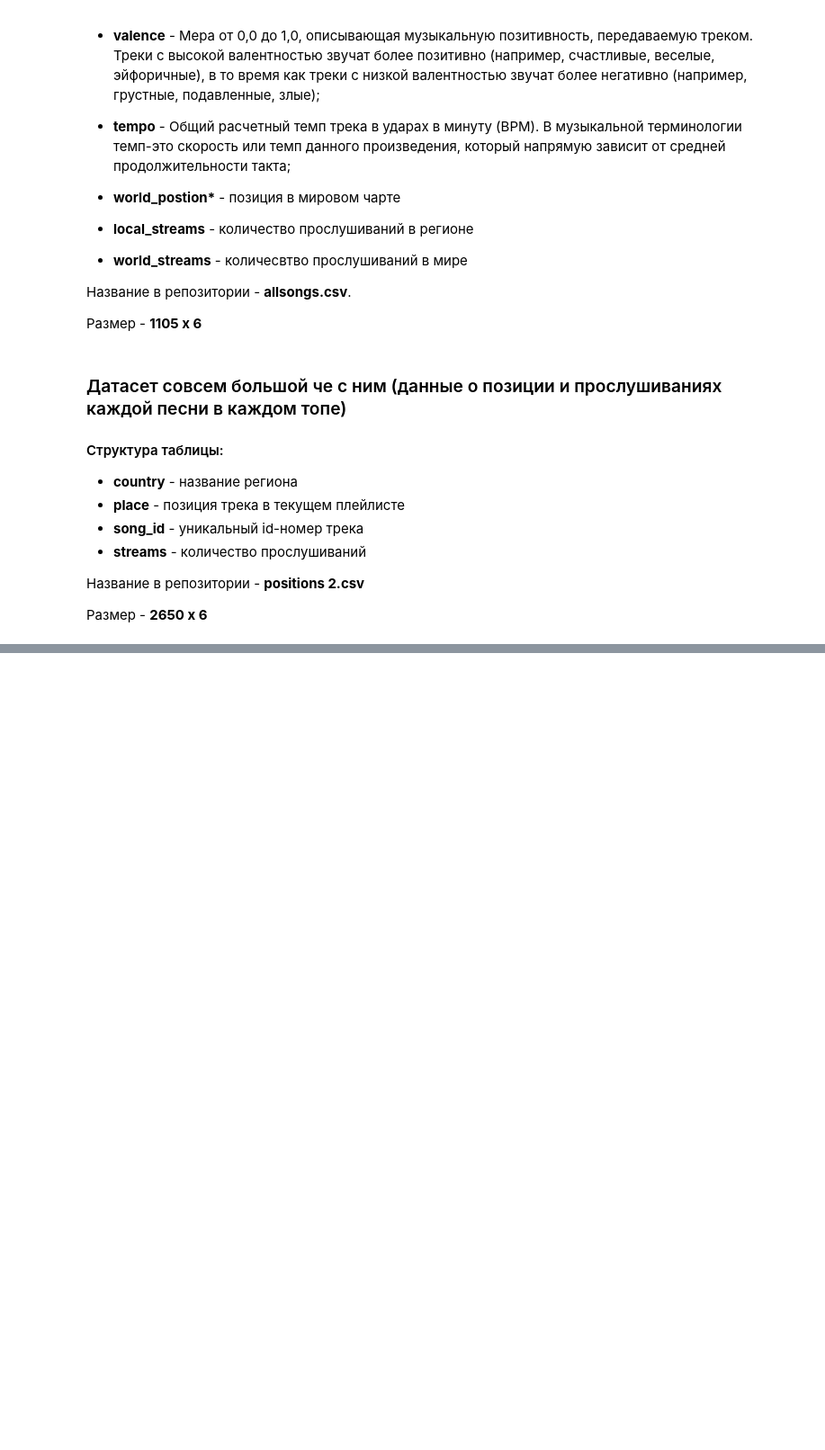
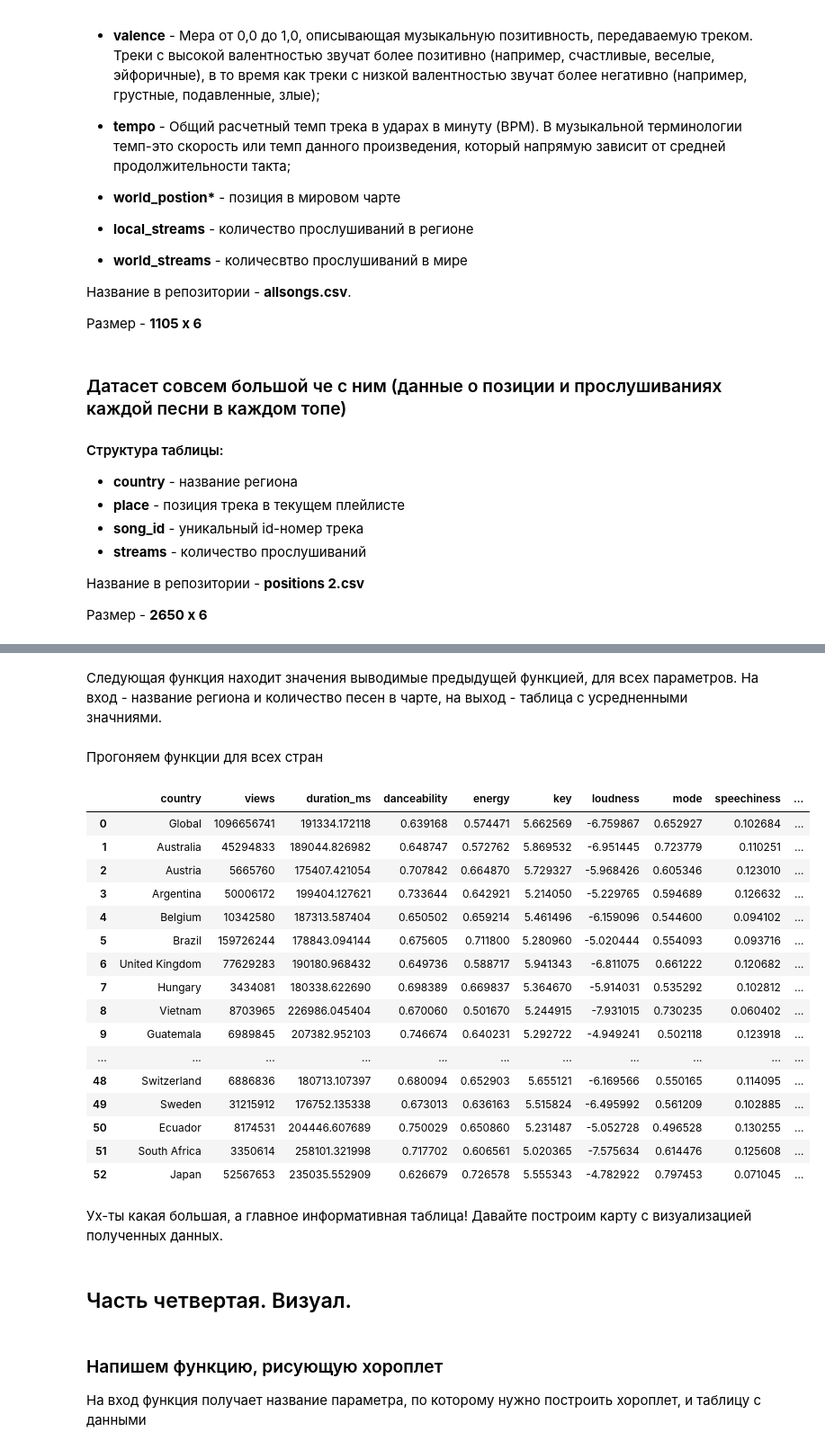
Before and after one commit to pypsen/Spotipy, a Jupyter notebook: Project_0_1__1.ipynb, the cells around one changed output, grey strips where cells are left out. Shown at 90% size. Saved outputs shown, nothing was run; the diff lists cells and outputs as text; code cells hidden in the pictures; blank space fills up the shorter version.

```diff
--- a/Project_0_1__1.ipynb
+++ b/Project_0_1__1.ipynb
@@ -443,0 +469,16 @@ positions = positions.reset_index(drop = True)
+# %%
+from collections import Counter
+
+genres = []
+for i in range(2650):
+    genres.extend(df_1['genres'][i])
+
+cnt = Counter(genres)
+
+sorted_dict = {}
+sorted_keys = sorted(cnt, key=cnt.get, reverse = True)  # [1, 3, 2]
+
+for w in sorted_keys:
+    sorted_dict[w] = cnt[w]
+
+sorted_dict
@@ -443,0 +503,2 @@ positions = positions.reset_index(drop = True)
+# %% [markdown]
+Следующая функция находит значения выводимые предыдущей функцией, для всех параметров. На вход - название региона и количество песен в чарте, на выход - таблица с усредненными значниями.
@@ -443,0 +520,29 @@ positions = positions.reset_index(drop = True)
+# %% [markdown]
+Прогоняем функции для всех стран
+# %%
+audioglobal = pd.DataFrame()
+for i in range(53):
+    audioglobal = pd.concat([audioglobal,country_audiomean(countries.country.loc[i])])
+audioglobal.reset_index(drop = True)
+# %% [output]
+|  | country | views | duration_ms | danceability | energy | key | loudness | mode | speechiness | ... |
+| 0 | Global | 1096656741 | 191334.172118 | 0.639168 | 0.574471 | 5.662569 | -6.759867 | 0.652927 | 0.102684 | ... |
+| 1 | Australia | 45294833 | 189044.826982 | 0.648747 | 0.572762 | 5.869532 | -6.951445 | 0.723779 | 0.110251 | ... |
+| 2 | Austria | 5665760 | 175407.421054 | 0.707842 | 0.664870 | 5.729327 | -5.968426 | 0.605346 | 0.123010 | ... |
+| 3 | Argentina | 50006172 | 199404.127621 | 0.733644 | 0.642921 | 5.214050 | -5.229765 | 0.594689 | 0.126632 | ... |
+| 4 | Belgium | 10342580 | 187313.587404 | 0.650502 | 0.659214 | 5.461496 | -6.159096 | 0.544600 | 0.094102 | ... |
+| 5 | Brazil | 159726244 | 178843.094144 | 0.675605 | 0.711800 | 5.280960 | -5.020444 | 0.554093 | 0.093716 | ... |
+| 6 | United Kingdom | 77629283 | 190180.968432 | 0.649736 | 0.588717 | 5.941343 | -6.811075 | 0.661222 | 0.120682 | ... |
+| 7 | Hungary | 3434081 | 180338.622690 | 0.698389 | 0.669837 | 5.364670 | -5.914031 | 0.535292 | 0.102812 | ... |
+| 8 | Vietnam | 8703965 | 226986.045404 | 0.670060 | 0.501670 | 5.244915 | -7.931015 | 0.730235 | 0.060402 | ... |
+| 9 | Guatemala | 6989845 | 207382.952103 | 0.746674 | 0.640231 | 5.292722 | -4.949241 | 0.502118 | 0.123918 | ... |
+| ... | ... | ... | ... | ... | ... | ... | ... | ... | ... | ... |
+| 48 | Switzerland | 6886836 | 180713.107397 | 0.680094 | 0.652903 | 5.655121 | -6.169566 | 0.550165 | 0.114095 | ... |
+| 49 | Sweden | 31215912 | 176752.135338 | 0.673013 | 0.636163 | 5.515824 | -6.495992 | 0.561209 | 0.102885 | ... |
+| 50 | Ecuador | 8174531 | 204446.607689 | 0.750029 | 0.650860 | 5.231487 | -5.052728 | 0.496528 | 0.130255 | ... |
+| 51 | South Africa | 3350614 | 258101.321998 | 0.717702 | 0.606561 | 5.020365 | -7.575634 | 0.614476 | 0.125608 | ... |
+| 52 | Japan | 52567653 | 235035.552909 | 0.626679 | 0.726578 | 5.555343 | -4.782922 | 0.797453 | 0.071045 | ... |
+# %% [markdown]
+Ух-ты какая большая, а главное информативная таблица! Давайте построим карту с визуализацией полученных данных.
+# %% [markdown]
+## Часть четвертая. Визуал.
@@ -443,0 +622,4 @@ positions = positions.reset_index(drop = True)
+# %% [markdown]
+### Напишем функцию, рисующую хороплет
+
+На вход функция получает название параметра, по которому нужно построить хороплет, и таблицу с данными
```
Also changed, not shown: parts of 41 cells of this notebook.
